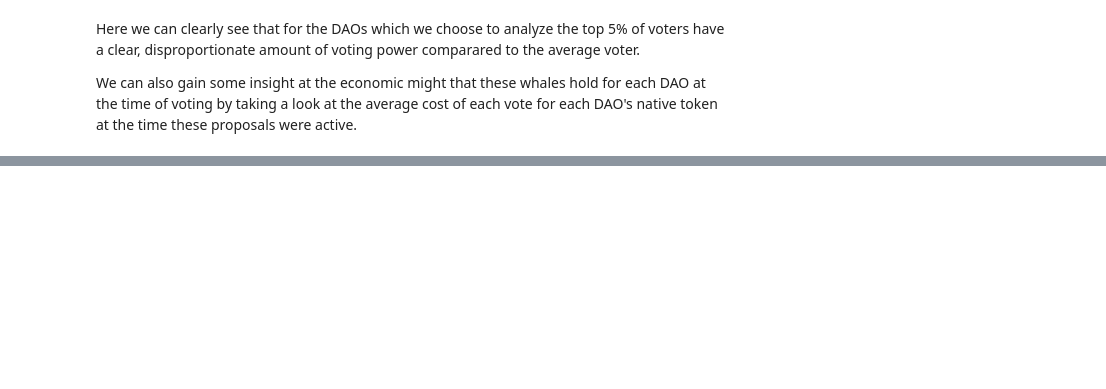
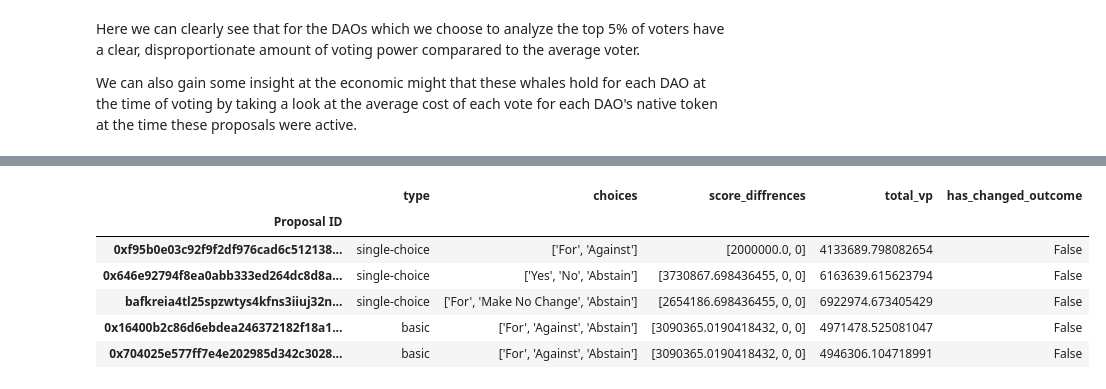
Before and after one commit to acemasterjb/gov_analysis, a Jupyter notebook: plutocracy_report.ipynb, the cells around one changed output, grey strips where cells are left out. Saved outputs shown, nothing was run; the diff lists cells and outputs as text; code cells hidden in the pictures; blank space fills up the shorter version.

```diff
--- a/plutocracy_report.ipynb
+++ b/plutocracy_report.ipynb
@@ -93,0 +163,10 @@ score_diffrences_dfs["ENS"]
+# %%
+score_diffrences_dfs["Radicle"]
+# %% [output]
+|  | type | choices | score_diffrences | total_vp | has_changed_outcome |
+| Proposal ID |  |  |  |  |  |
+| 0xf95b0e03c92f9f2df976cad6c512138... | single-choice | ['For', 'Against'] | [2000000.0, 0] | 4133689.798082654 | False |
+| 0x646e92794f8ea0abb333ed264dc8d8a... | single-choice | ['Yes', 'No', 'Abstain'] | [3730867.698436455, 0, 0] | 6163639.615623794 | False |
+| bafkreia4tl25spzwtys4kfns3iiuj32n... | single-choice | ['For', 'Make No Change', 'Abstain'] | [2654186.698436455, 0, 0] | 6922974.673405429 | False |
+| 0x16400b2c86d6ebdea246372182f18a1... | basic | ['For', 'Against', 'Abstain'] | [3090365.0190418432, 0, 0] | 4971478.525081047 | False |
+| 0x704025e577ff7e4e202985d342c3028... | basic | ['For', 'Against', 'Abstain'] | [3090365.0190418432, 0, 0] | 4946306.104718991 | False |
```
Also changed, not shown: parts of 15 cells of this notebook, 4 other files.
